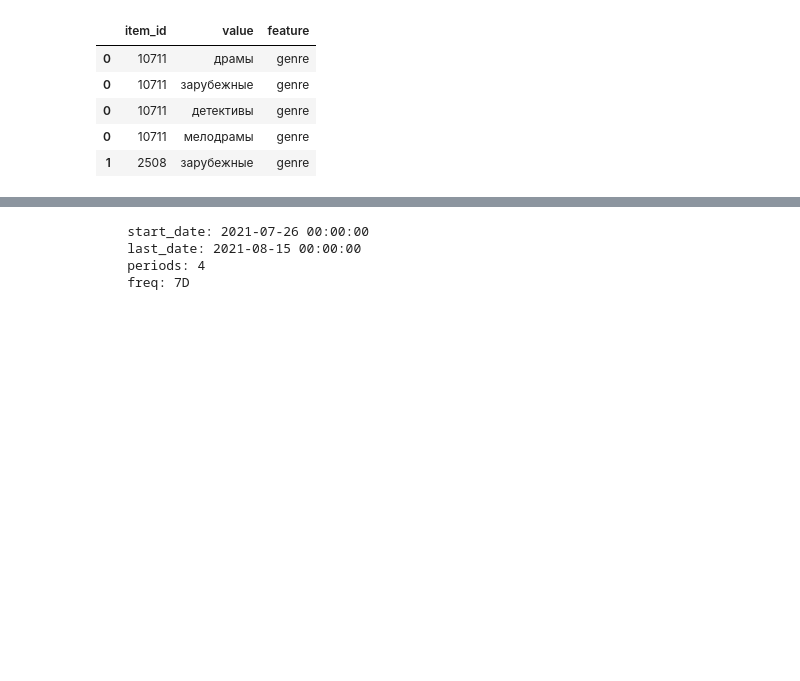
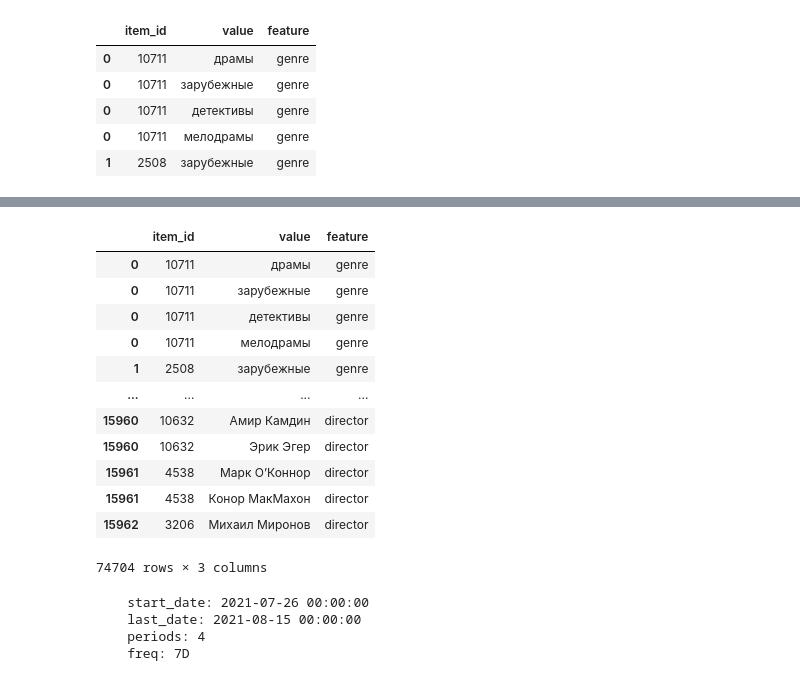
Before and after one commit to daniildiveev/mts-recsys, a Jupyter notebook: 1st_homework.ipynb, the cells around one changed output, grey strips where cells are left out. Cells and saved outputs as stored; diff of their text form; code cells hidden in the pictures; blank space fills up the shorter version.

```diff
--- a/1st_homework.ipynb
+++ b/1st_homework.ipynb
@@ -92,0 +88,6 @@ dataset = Dataset.construct(
+# %%
+items['director'] = items['directors'].str.split(",")
+director_feature = items[[Columns.Item, "director"]].explode("director")
+director_feature.columns = [Columns.Item, "value"]
+director_feature["feature"] = "director"
+director_feature.tail()
@@ -93,3 +101,22 @@ dataset = Dataset.construct(
+# %%
+item_feat = pd.concat([genre_feature, year_feature, director_feature])
+item_feat = item_feat[item_feat[Columns.Item].isin(interactions[Columns.Item])]
+# %%
+item_feat
+# %% [output]
+|  | item_id | value | feature |
+| 0 | 10711 | драмы | genre |
+| 0 | 10711 | зарубежные | genre |
+| 0 | 10711 | детективы | genre |
+| 0 | 10711 | мелодрамы | genre |
+| 1 | 2508 | зарубежные | genre |
+| ... | ... | ... | ... |
+| 15960 | 10632 | Амир Камдин | director |
+| 15960 | 10632 | Эрик Эгер | director |
+| 15961 | 4538 | Марк О’Коннор | director |
+| 15961 | 4538 | Конор МакМахон | director |
+| 15962 | 3206 | Михаил Миронов | director |
+74704 rows × 3 columns
 # %%
 n_folds = 3
 unit = "D"
```
Also changed, not shown: parts of 21 cells of this notebook.
